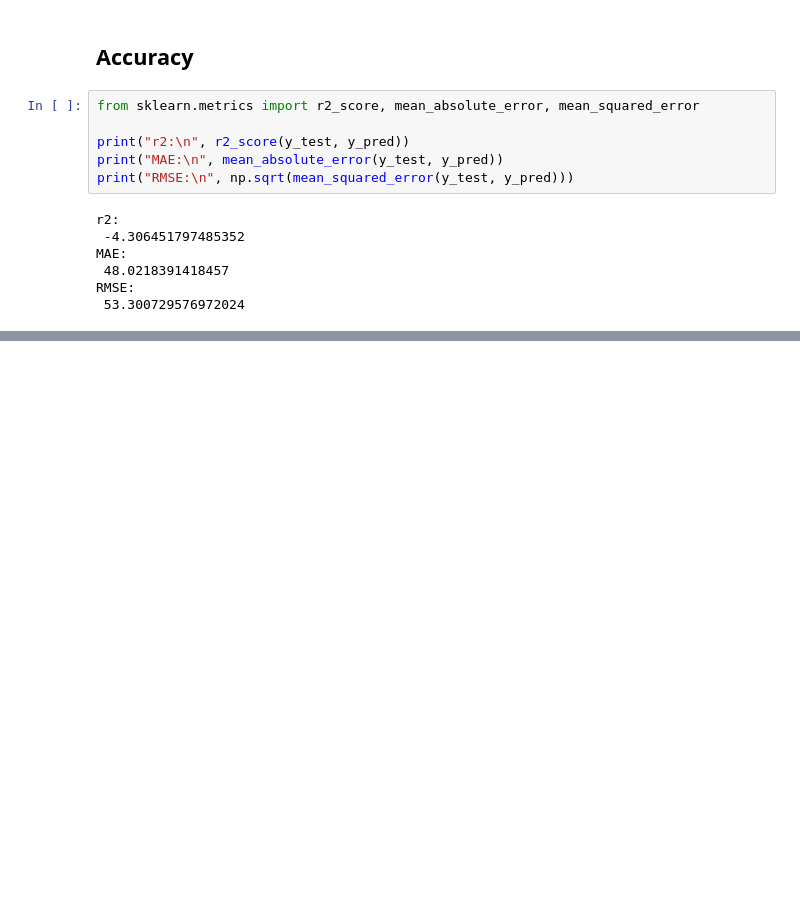
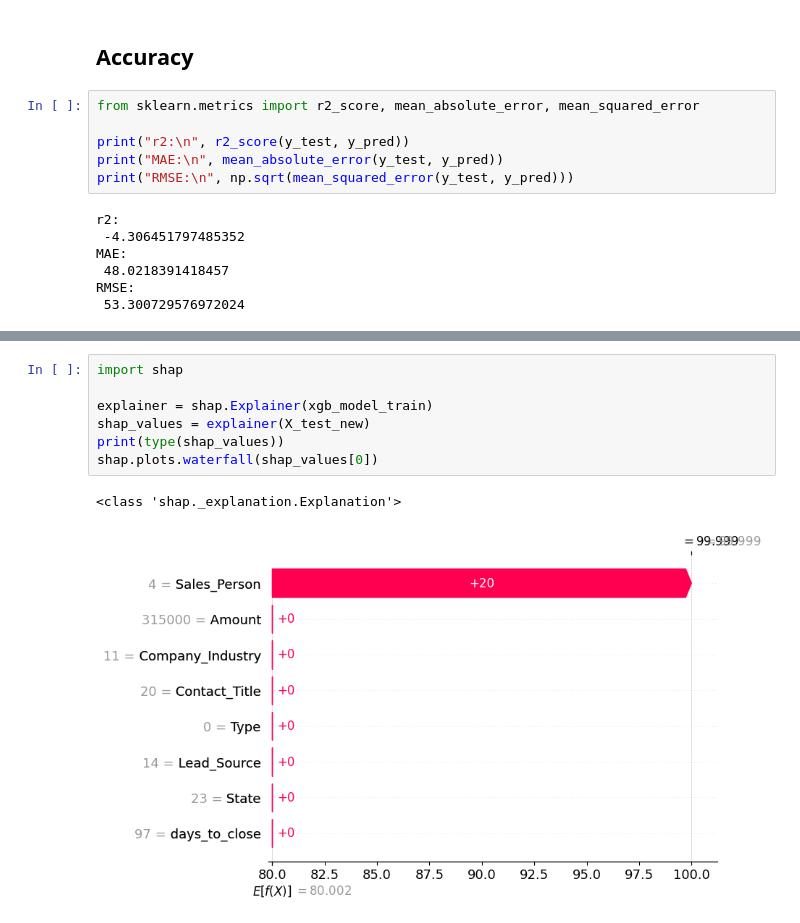
Before and after one commit to lakshmansierra/poc_xg_boost, a Jupyter notebook: 01-Stage-Probability-Predictor/2_xg_boost.ipynb, the cells around one changed output, grey strips where cells are left out. Drawn from its saved outputs; the diff is of its cells as text; blank space fills up the shorter version.

```diff
--- a/01-Stage-Probability-Predictor/2_xg_boost.ipynb
+++ b/01-Stage-Probability-Predictor/2_xg_boost.ipynb
@@ -398,0 +399,10 @@ RMSE:
+# %%
+import shap
+
+explainer = shap.Explainer(xgb_model_train)
+shap_values = explainer(X_test_new)
+print(type(shap_values))
+shap.plots.waterfall(shap_values[0])
+# %% [output]
+<class 'shap._explanation.Explanation'>
+[figure, added]
```
Also changed, not shown: parts of 5 cells of this notebook, 1 other file.
